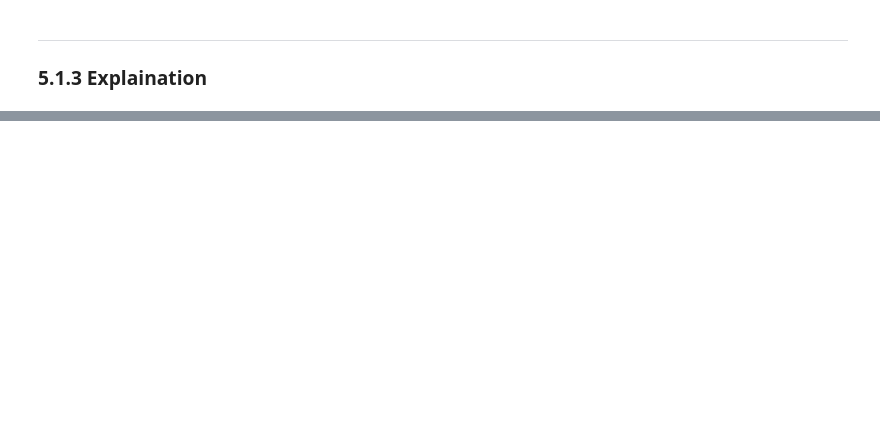
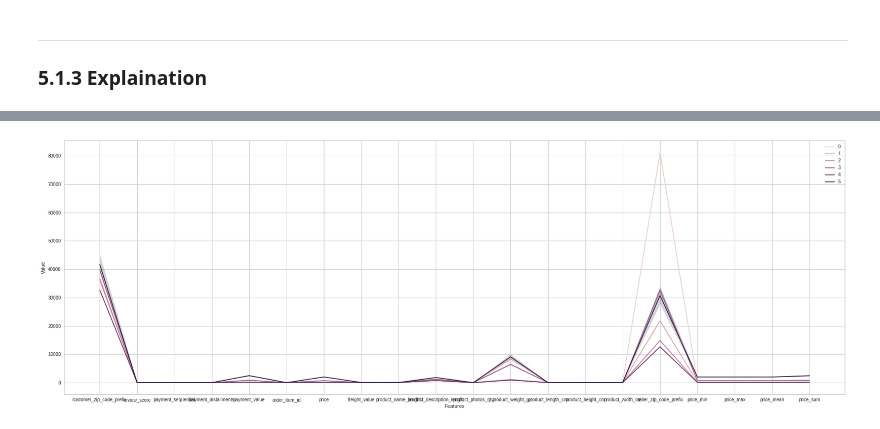
Before and after one commit to curiousmindflow/oc-ml-p4, a Jupyter notebook: modelisation.ipynb, the cells around one changed output, grey strips where cells are left out. Cells and saved outputs as stored; diff of their text form; code cells hidden in the pictures; blank space fills up the shorter version.

```diff
--- a/modelisation.ipynb
+++ b/modelisation.ipynb
@@ -909,0 +799,5 @@ if config["pca"]["do"]:
+# %%
+if config["pca"]["do"]:
+    explain_data = explain_global(global_data, global_data_preproc, 6)
+# %% [output]
+[figure, added]
```
Also changed, not shown: parts of 94 cells of this notebook, 2 other files.
